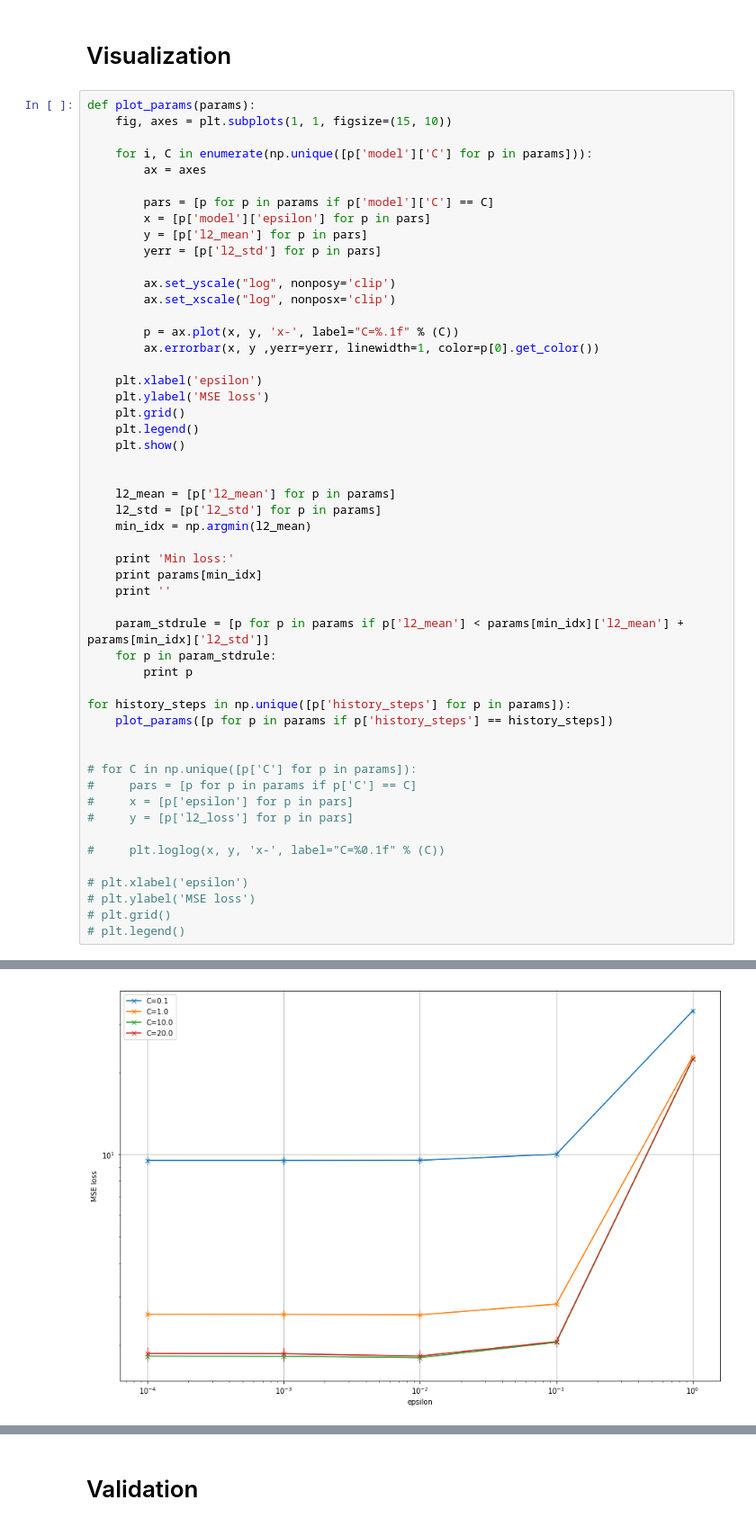
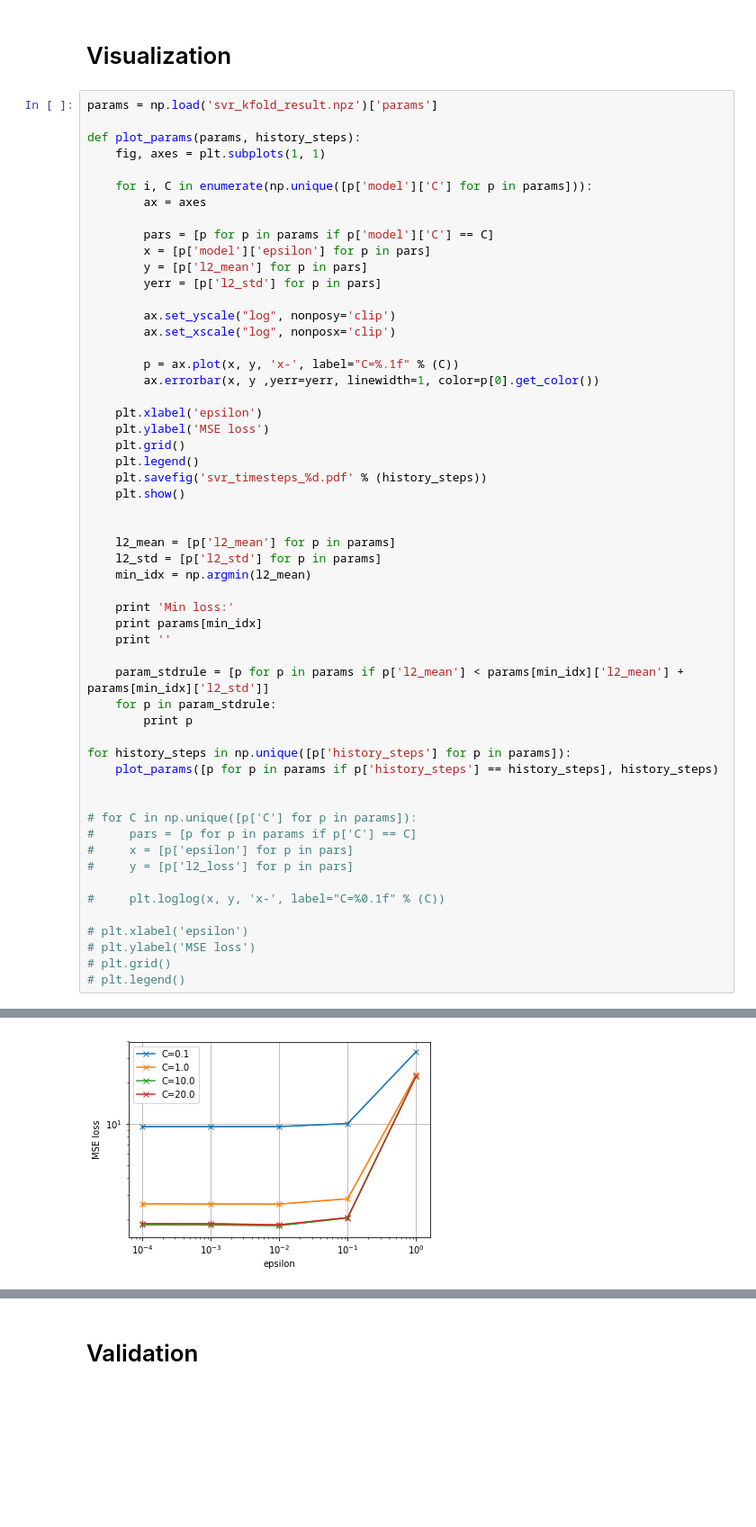
Before and after one commit to kvour/Intro_ML_Project, a Jupyter notebook: svr/01_basic.ipynb, the cells around one changed output, grey strips where cells are left out. Shown at 90% size. Cells and saved outputs as stored; diff of their text form; blank space fills up the shorter version.

```diff
--- a/svr/01_basic.ipynb
+++ b/svr/01_basic.ipynb
@@ -177,8 +177,10 @@ np.savez_compressed('svr_kfold_result.npz', params=params)
 # %% [markdown]
 # Visualization
 # %%
-def plot_params(params):
-    fig, axes = plt.subplots(1, 1, figsize=(15, 10))
+params = np.load('svr_kfold_result.npz')['params']
+
+def plot_params(params, history_steps):
+    fig, axes = plt.subplots(1, 1)
 
     for i, C in enumerate(np.unique([p['model']['C'] for p in params])):
         ax = axes
@@ -198,6 +200,7 @@ def plot_params(params):
     plt.ylabel('MSE loss')
     plt.grid()
     plt.legend()
+    plt.savefig('svr_timesteps_%d.pdf' % (history_steps))
     plt.show()
 
 
@@ -214,7 +217,7 @@ def plot_params(params):
         print p
 
 for history_steps in np.unique([p['history_steps'] for p in params]):
-    plot_params([p for p in params if p['history_steps'] == history_steps])
+    plot_params([p for p in params if p['history_steps'] == history_steps], history_steps)
 
 
 # for C in np.unique([p['C'] for p in params]):
@@ -233,13 +236,13 @@ for history_steps in np.unique([p['history_steps'] for p in params]):
 Min loss:
 {'history_steps': 1, 'model': {'epsilon': 0.01, 'C': 10.0, 'verbose': True}, 'l2_std': 0.0689759784280909, 'l2_mean': 1.896936168731245}
 
 {'history_steps': 1, 'model': {'epsilon': 0.0001, 'C': 10.0, 'verbose': True}, 'l2_std': 0.06938611517111747, 'l2_mean': 1.922422543510463}
 {'history_steps': 1, 'model': {'epsilon': 0.001, 'C': 10.0, 'verbose': True}, 'l2_std': 0.06938100085144248, 'l2_mean': 1.9195504728106374}
 {'history_steps': 1, 'model': {'epsilon': 0.01, 'C': 10.0, 'verbose': True}, 'l2_std': 0.0689759784280909, 'l2_mean': 1.896936168731245}
 {'history_steps': 1, 'model': {'epsilon': 0.0001, 'C': 20, 'verbose': True}, 'l2_std': 0.0771619127262914, 'l2_mean': 1.934334994814344}
 {'history_steps': 1, 'model': {'epsilon': 0.001, 'C': 20, 'verbose': True}, 'l2_std': 0.07709787792259568, 'l2_mean': 1.930982200729554}
 {'history_steps': 1, 'model': {'epsilon': 0.01, 'C': 20, 'verbose': True}, 'l2_std': 0.07572464725760647, 'l2_mean': 1.903755372649437}
-[figure, old version]
+[figure, new version]
 Min loss:
 {'history_steps': 3, 'model': {'epsilon': 0.01, 'C': 10.0, 'verbose': True}, 'l2_std': 0.08074445352568509, 'l2_mean': 1.7991280458716445}
 
```
Also changed, not shown: parts of 2 cells of this notebook, 1 other file.
